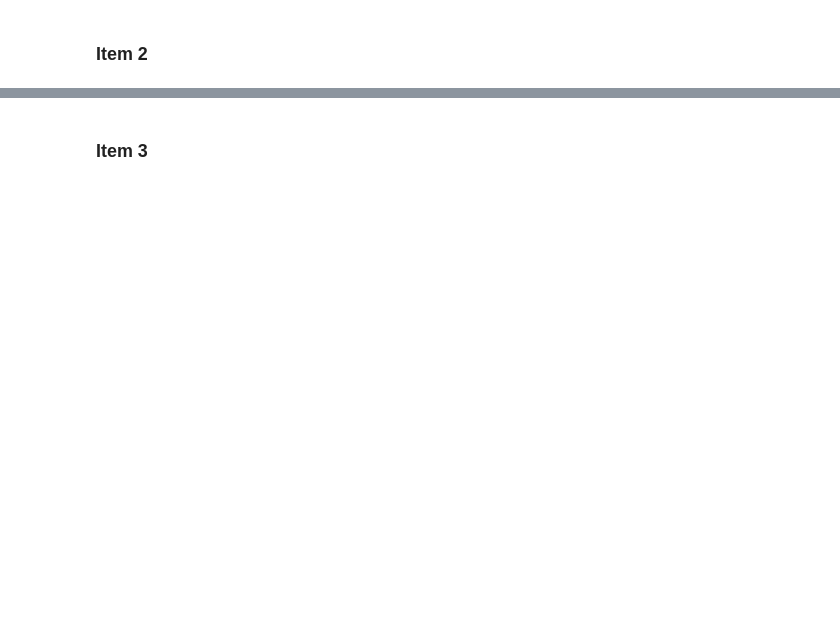
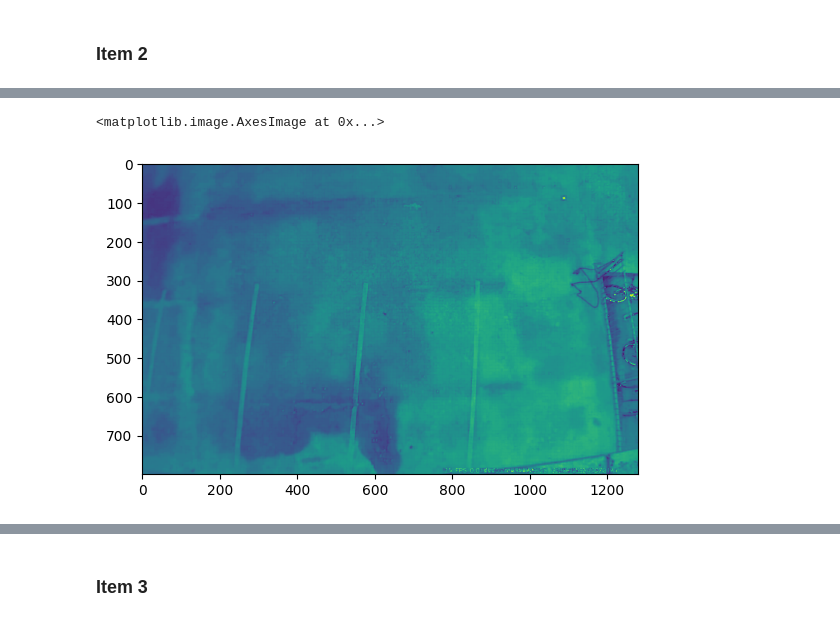
Before and after one commit to leslieecv/EL5206-Labs, a Jupyter notebook: Lab3/Lab3.ipynb, the cells around one changed output, grey strips where cells are left out. Drawn from its saved outputs; the diff is of its cells as text; code cells hidden in the pictures; blank space fills up the shorter version.

```diff
--- a/Lab3/Lab3.ipynb
+++ b/Lab3/Lab3.ipynb
@@ -88,13 +82,12 @@ plt.plot()
 # %% [markdown]
 ### Item 2
 # %%
-img_base = cv2.imread('Lab-Mov/fondo/fondo/image-0001.jpg', cv2.IMREAD_GRAYSCALE)
-img_mean = np.zeros(img_base.shape)
-img_std = np.zeros(img_base.shape)
-
-
-vec = []
+vec_img = []
 for k in range(1,176):
     num = str(k).zfill(4)
     img = cv2.imread(f"Lab-Mov/fondo/fondo/image-{num}.jpg", cv2.IMREAD_GRAYSCALE)
-    vec.append(img)
+    vec_img.append(img)
+
+mat_img = np.asarray(vec_img)
+img_mean = np.mean(mat_img, axis=0)
+img_std = np.std(mat_img, axis=0)
@@ -104,0 +94,9 @@ len(vec)
+# %%
+# Matriz de fondo
+a = 5.5 # Para configurar
+img_umb = np.asarray(cv2.subtract(img_mean, a*img_std), dtype=np.uint8)
+
+plt.imshow(img_umb)
+# %% [output]
+<matplotlib.image.AxesImage at 0x...>
+[figure, added]
```
Also changed, not shown: parts of 10 cells of this notebook.
